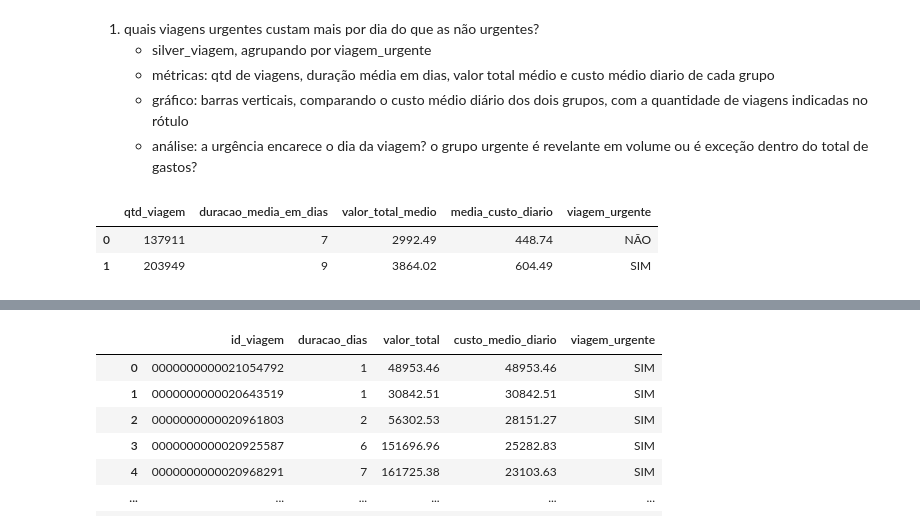
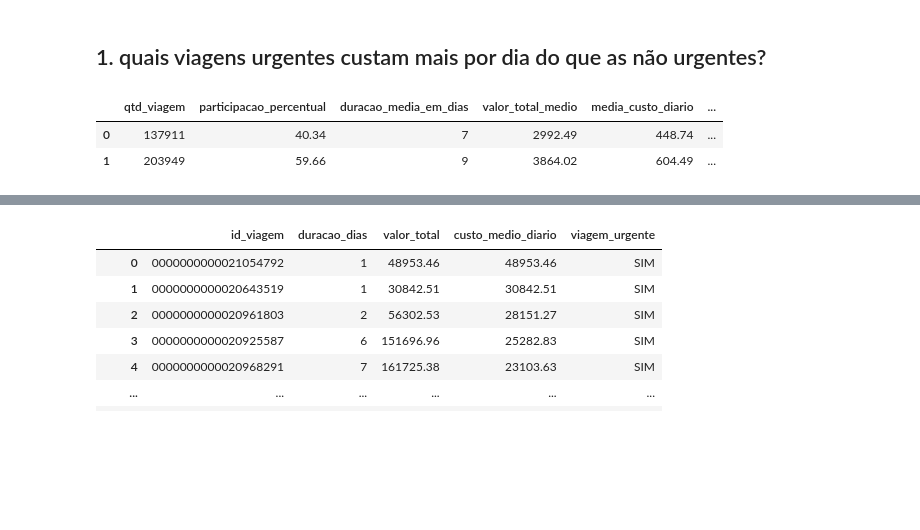
Before and after one commit to ruanguths/projeto-final-ruan-guths, a Jupyter notebook: scripts/3_analise.ipynb, the cells around one changed output, grey strips where cells are left out. Cells and saved outputs as stored; diff of their text form; code cells hidden in the pictures; blank space fills up the shorter version.

```diff
--- a/scripts/3_analise.ipynb
+++ b/scripts/3_analise.ipynb
@@ -4,30 +5,28 @@ import pandas as pd
 # %%
 conexao = banco.conectar()
 # %% [markdown]
-1. quais viagens urgentes custam mais por dia do que as não urgentes?
-    - silver_viagem, agrupando por viagem_urgente
-    - métricas: qtd de viagens, duração média em dias, valor total médio e custo médio diario de cada grupo
-    - gráfico: barras verticais, comparando o custo médio diário dos dois grupos, com a quantidade de viagens indicadas no rótulo
-    - análise: a urgência encarece o dia da viagem? o grupo urgente é revelante em volume ou é exceção dentro do total de gastos?
+<h2>1. quais viagens urgentes custam mais por dia do que as não urgentes?
 # %%
 # Verificando a média do custo médio diário das viagens urgentes e não urgentes
 
 query2 = """
-SELECT COUNT(DISTINCT(id_viagem)) AS qtd_viagem,
-    ROUND(AVG(duracao_dias),0) AS duracao_media_em_dias,
-    ROUND(AVG(valor_total),2) AS valor_total_medio,
-    ROUND(AVG(custo_medio_diario),2) AS media_custo_diario,
+SELECT
+    COUNT(DISTINCT id_viagem) AS qtd_viagem,
+    ROUND(COUNT(DISTINCT id_viagem) / SUM(COUNT(DISTINCT id_viagem)) OVER () * 100, 2) AS participacao_percentual,
+    ROUND(AVG(duracao_dias), 0) AS duracao_media_em_dias,
+    ROUND(AVG(valor_total), 2) AS valor_total_medio,
+    ROUND(AVG(custo_medio_diario), 2) AS media_custo_diario,
     viagem_urgente
 FROM silver_viagem
 GROUP BY viagem_urgente;
 """
 
 media_urgente_nao_urgente, colunas = banco.executar(conexao, query2)
 
 df_media_urgente_nao_urgente = pd.DataFrame(media_urgente_nao_urgente, columns=colunas)
 
 df_media_urgente_nao_urgente
 # %% [output]
-|  | qtd_viagem | duracao_media_em_dias | valor_total_medio | media_custo_diario | viagem_urgente |
-| 0 | 137911 | 7 | 2992.49 | 448.74 | NÃO |
-| 1 | 203949 | 9 | 3864.02 | 604.49 | SIM |
+|  | qtd_viagem | participacao_percentual | duracao_media_em_dias | valor_total_medio | media_custo_diario | ... |
+| 0 | 137911 | 40.34 | 7 | 2992.49 | 448.74 | ... |
+| 1 | 203949 | 59.66 | 9 | 3864.02 | 604.49 | ... |
```
Also changed, not shown: parts of 9 cells of this notebook, 7 other files.
